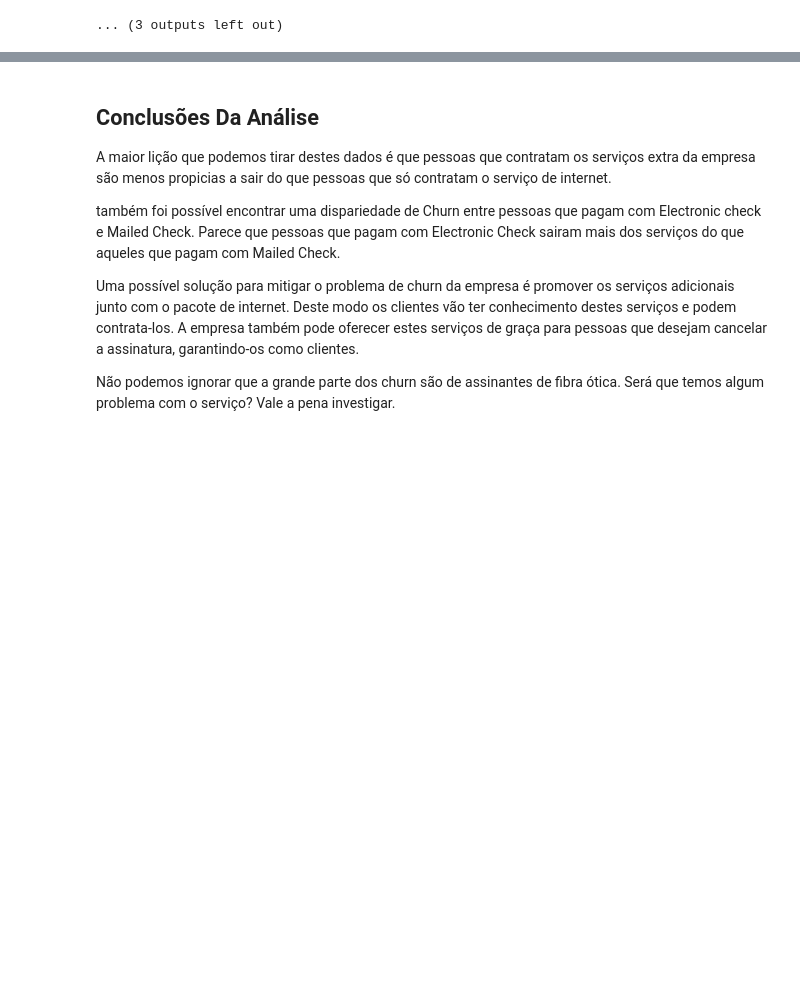
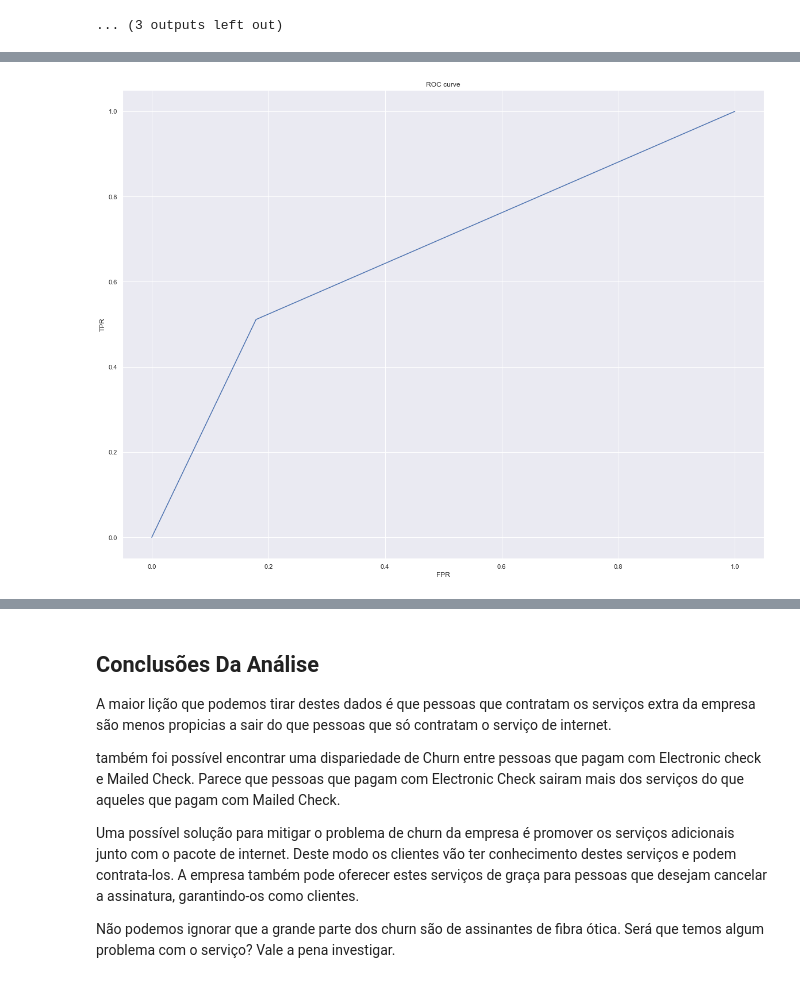
Before and after one commit to EduardoPitta/Telco_Churn, a Jupyter notebook: telco_churn.ipynb, the cells around one changed output, grey strips where cells are left out. Cells and saved outputs as stored; diff of their text form; code cells hidden in the pictures; blank space fills up the shorter version.

Commit message:
Add files via upload
Melhorias gerais de codigo e adicionado uma predição por árvore de decisão.

```diff
--- a/telco_churn.ipynb
+++ b/telco_churn.ipynb
@@ -384,0 +331,90 @@ ax = mca.plot_coordinates(
+# %%
+from sklearn.model_selection import train_test_split
+from sklearn.model_selection import cross_val_score
+from sklearn.tree import DecisionTreeClassifier
+from sklearn import preprocessing
+from sklearn import tree
+from sklearn.metrics import accuracy_score
+from sklearn.metrics import roc_curve, roc_auc_score
+import matplotlib.pyplot as plt
+from sklearn.metrics import f1_score
+
+#Como esse algoritmo só funciona com float, vamos ter que fazer labels numericas.
+
+
+X = df.drop(['Churn','customerID'], axis=1)
+y = df['Churn']
+print(y)
+le = preprocessing.LabelEncoder()
+le.fit(y)
+y = le.transform(y)
+
+
+X_train, X_test, y_train, y_test = train_test_split(X, y, test_size=0.2, random_state=0)
+
+#Trocar labels em strings por labels numéricas no train
+for column in X_train:
+    try:
+        X_train[column].iloc[0].isnumeric() == False
+
+    except AttributeError:
+        print (type(X_train[column][0]))
+
+    else:
+        le = preprocessing.LabelEncoder()
+        le.fit(X_train[column])
+        X_train[column] = le.transform(X_train[column])
+
+
+#Trocar labels em strings por labels numéricas no test
+for column in X_test:
+    try:
+        X_test[column].iloc[1].isnumeric() == False
+
+    except AttributeError:
+        print (type(X_test[column][1]))
+
+    else:
+        le = preprocessing.LabelEncoder()
+        le.fit(X_test[column])
+        X_test[column] = le.transform(X_test[column])
+
+
+
+
+
+
+
+#Vamos usar somente a arvore de decisão
+
+
+avore_de_decisao = DecisionTreeClassifier(random_state=0)
+
+avore_de_decisao.fit(X_train, y_train)
+
+training_score = cross_val_score(avore_de_decisao, X_train, y_train, cv=5)
+print("O método de arvore de decisão teve um score de treino de: ", round(training_score.mean(), 2) * 100, "% de acurácia e um F1-Score de:", f1_score(y_test, y_predicted))
+
+y_predicted = avore_de_decisao.predict(X_test)
+
+#fig = plt.figure(figsize=(25,20))
+#_ = tree.plot_tree(avore_de_decisao,
+#                   class_names='Churn',
+#                   filled=True)
+
+fpr, tpr, _ = roc_curve(y_test, y_predicted)
+
+plt.clf()
+plt.plot(fpr, tpr)
+plt.xlabel('FPR')
+plt.ylabel('TPR')
+plt.title('ROC curve')
+plt.show()
+
+#confusion_matrix = pd.crosstab(y_test, y_predicted, rownames=['Actual'], colnames=['Predicted'])
+
+#sns.heatmap(confusion_matrix, annot=True)
+#plt.show()
+
+#https://towardsdatascience.com/demystifying-roc-curves-df809474529a
+# %% [output]
@@ -384,0 +453 @@ ax = mca.plot_coordinates(
+[figure, added]
```
Also changed, not shown: parts of 14 cells of this notebook.
